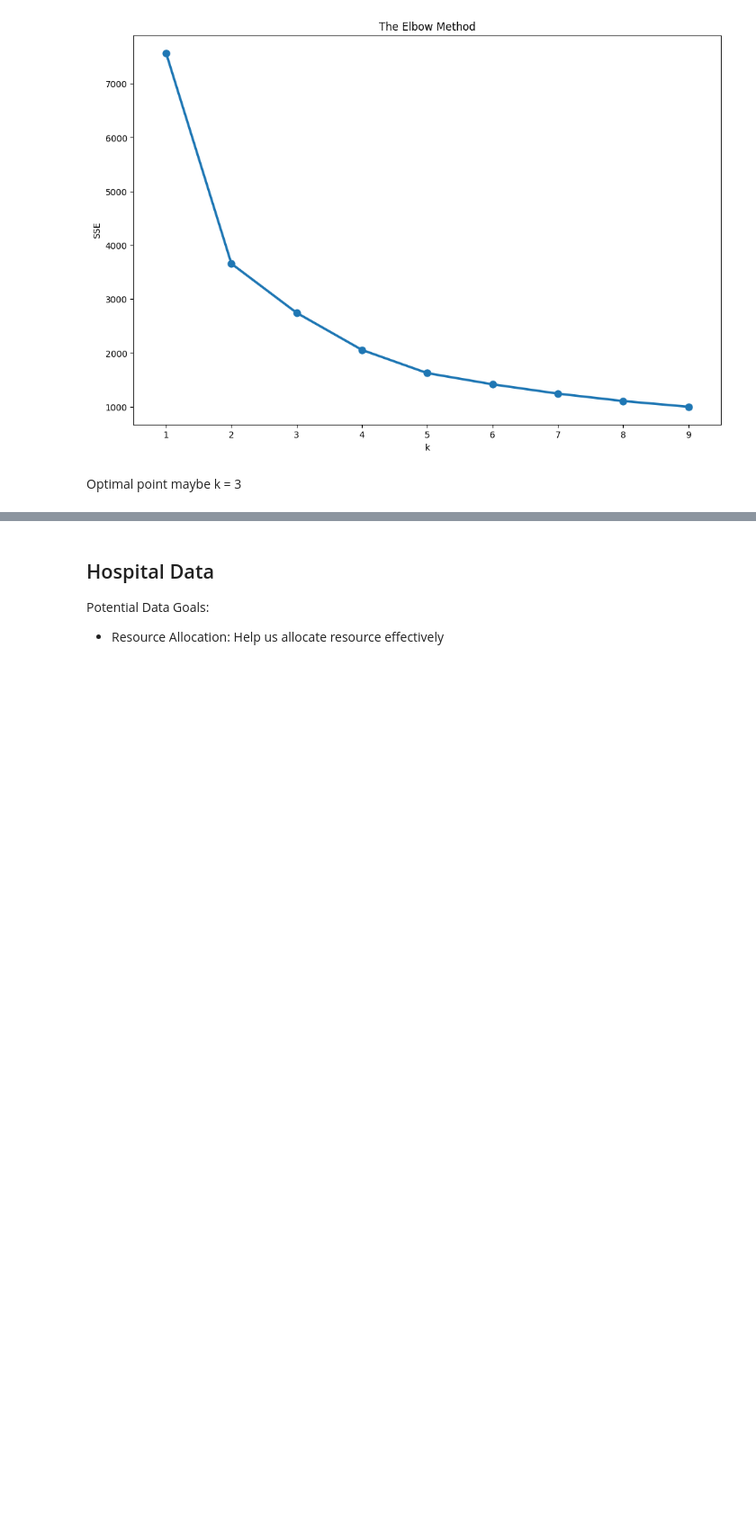
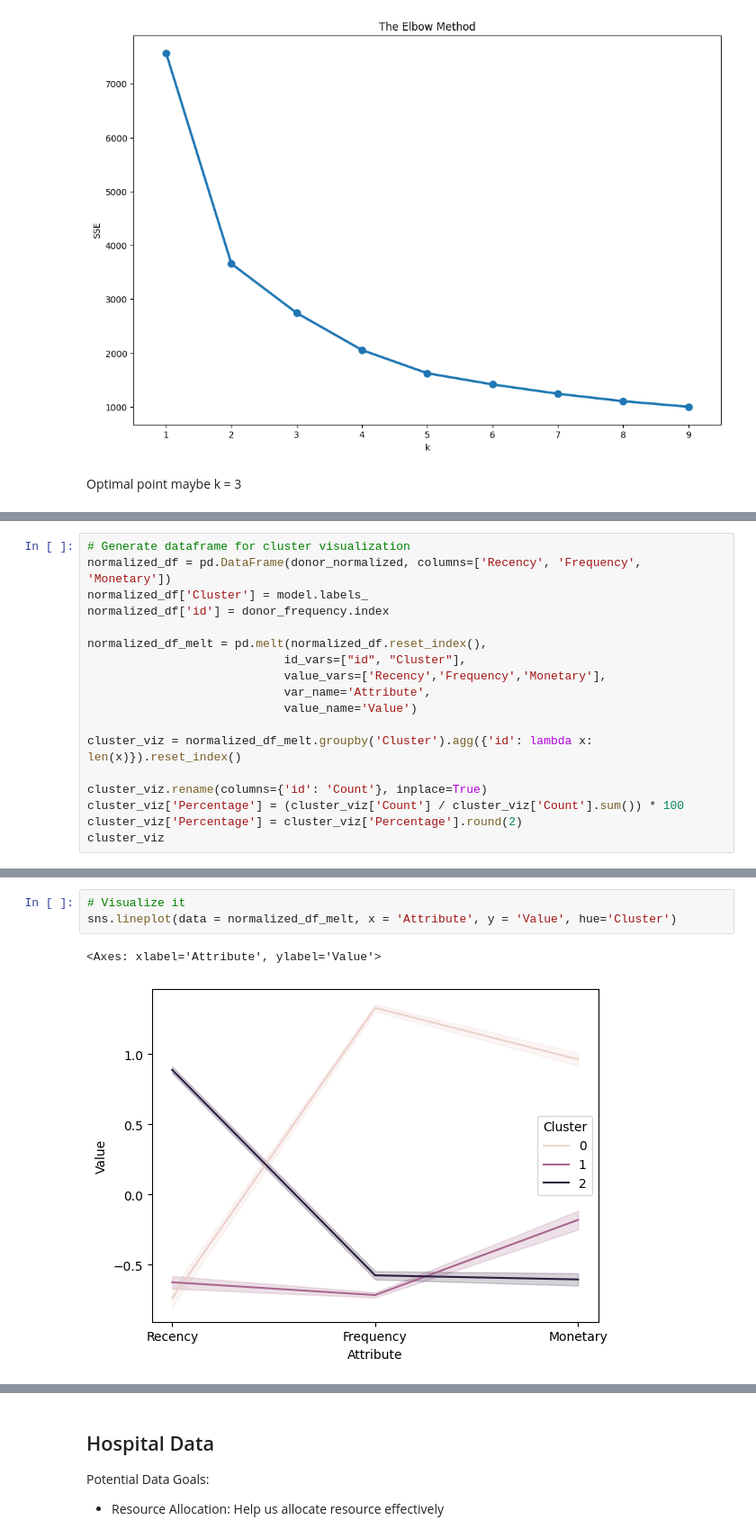
Before and after one commit to uyen-nguyen-190304/BRDC_Cow, a Jupyter notebook: RFManalysis.ipynb, the cells around one changed output, grey strips where cells are left out. Shown at 90% size. Cells and saved outputs as stored; diff of their text form; blank space fills up the shorter version.

```diff
--- a/RFManalysis.ipynb
+++ b/RFManalysis.ipynb
@@ -255,0 +238,18 @@ donor_frequency.groupby('Cluster').agg({
+# %%
+# Generate dataframe for cluster visualization
+normalized_df = pd.DataFrame(donor_normalized, columns=['Recency', 'Frequency', 'Monetary'])
+normalized_df['Cluster'] = model.labels_
+normalized_df['id'] = donor_frequency.index
+
+normalized_df_melt = pd.melt(normalized_df.reset_index(),
+                            id_vars=["id", "Cluster"],
+                            value_vars=['Recency','Frequency','Monetary'],
+                            var_name='Attribute',
+                            value_name='Value')
+
+cluster_viz = normalized_df_melt.groupby('Cluster').agg({'id': lambda x: len(x)}).reset_index()
+
+cluster_viz.rename(columns={'id': 'Count'}, inplace=True)
+cluster_viz['Percentage'] = (cluster_viz['Count'] / cluster_viz['Count'].sum()) * 100
+cluster_viz['Percentage'] = cluster_viz['Percentage'].round(2)
+cluster_viz
@@ -255,0 +273,6 @@ donor_frequency.groupby('Cluster').agg({
+# %%
+# Visualize it
+sns.lineplot(data = normalized_df_melt, x = 'Attribute', y = 'Value', hue='Cluster')
+# %% [output]
+<Axes: xlabel='Attribute', ylabel='Value'>
+[figure, added]
```
Also changed, not shown: parts of 12 cells of this notebook.
